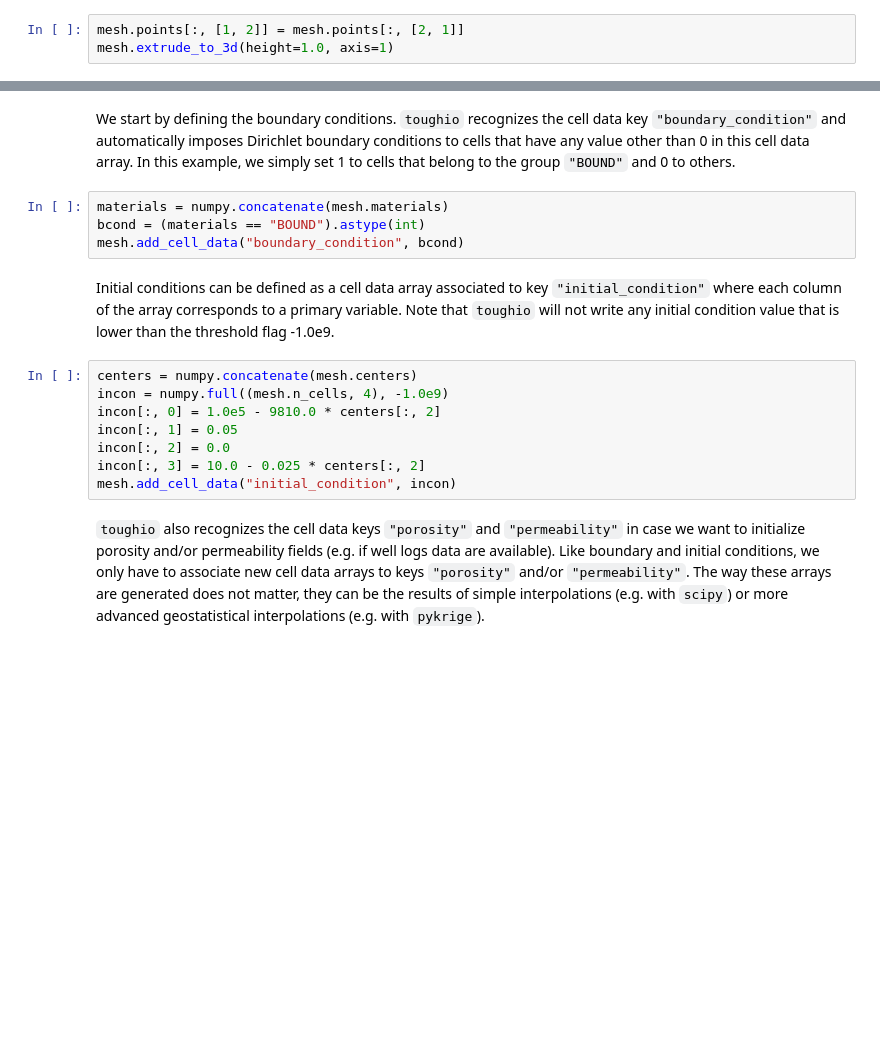
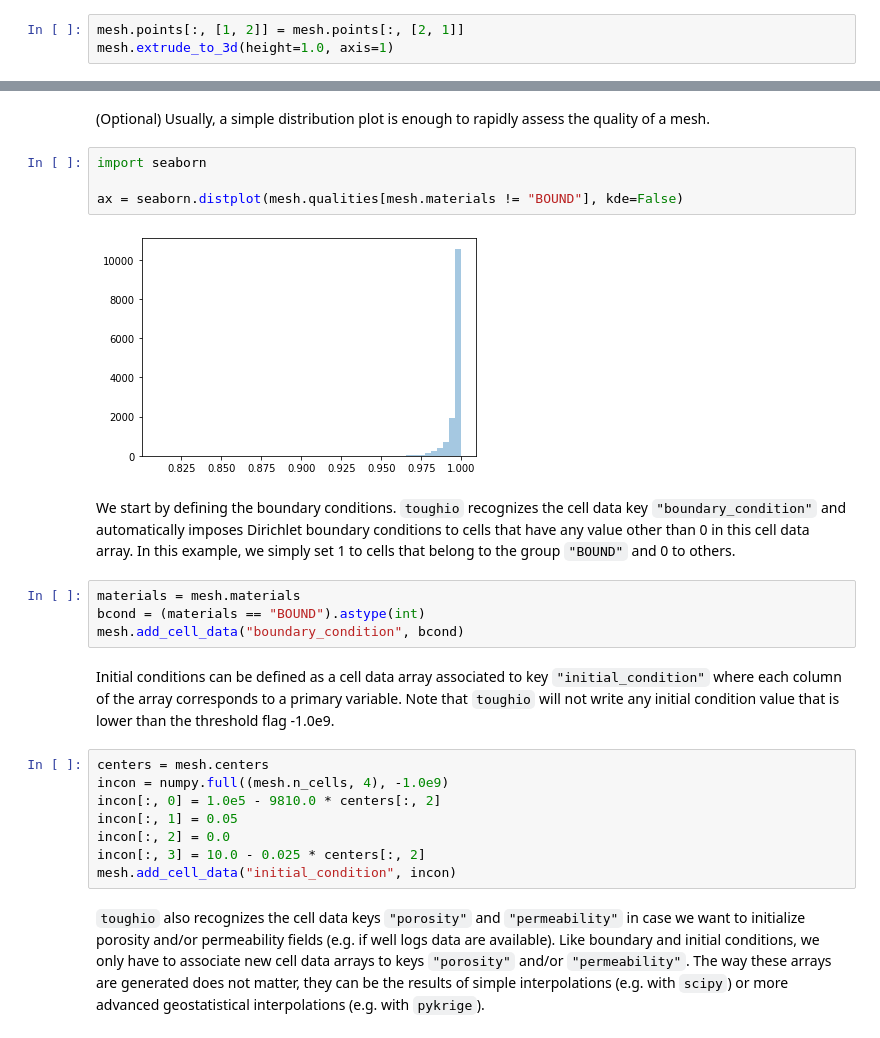
Before and after one commit to keurfonluu/toughio, a Jupyter notebook: notebooks/Preprocessing/1. Generate MESH and INCON files.ipynb, the cells around one changed output, grey strips where cells are left out. Saved outputs shown, nothing was run; the diff lists cells and outputs as text; blank space fills up the shorter version.

```diff
--- a/notebooks/Preprocessing/1. Generate MESH and INCON files.ipynb
+++ b/notebooks/Preprocessing/1. Generate MESH and INCON files.ipynb
@@ -18,14 +40,22 @@ mesh.extrude_to_3d(height=1.0, axis=1)
+# %% [markdown]
+ (Optional) Usually, a simple distribution plot is enough to rapidly assess the quality of a mesh.
+# %%
+import seaborn
+
+ax = seaborn.distplot(mesh.qualities[mesh.materials != "BOUND"], kde=False)
+# %% [output]
+[figure, added]
 # %% [markdown]
  We start by defining the boundary conditions. `toughio` recognizes the cell data key `"boundary_condition"` and automatically imposes Dirichlet boundary conditions to cells that have any value other than 0 in this cell data array.
  In this example, we simply set 1 to cells that belong to the group `"BOUND"` and 0 to others.
 # %%
-materials = numpy.concatenate(mesh.materials)
+materials = mesh.materials
 bcond = (materials == "BOUND").astype(int)
 mesh.add_cell_data("boundary_condition", bcond)
 # %% [markdown]
  Initial conditions can be defined as a cell data array associated to key `"initial_condition"` where each column of the array corresponds to a primary variable. Note that `toughio` will not write any initial condition value that is lower than the threshold flag -1.0e9.
 # %%
-centers = numpy.concatenate(mesh.centers)
+centers = mesh.centers
 incon = numpy.full((mesh.n_cells, 4), -1.0e9)
 incon[:, 0] = 1.0e5 - 9810.0 * centers[:, 2]
 incon[:, 1] = 0.05
```
Also changed, not shown: parts of 5 cells of this notebook, 7 other files.
